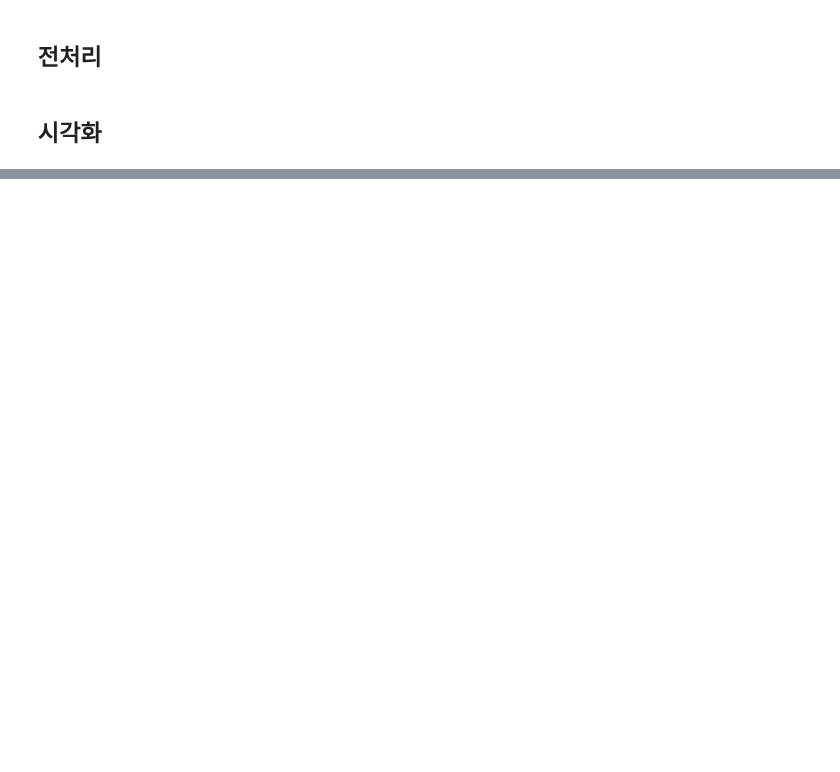
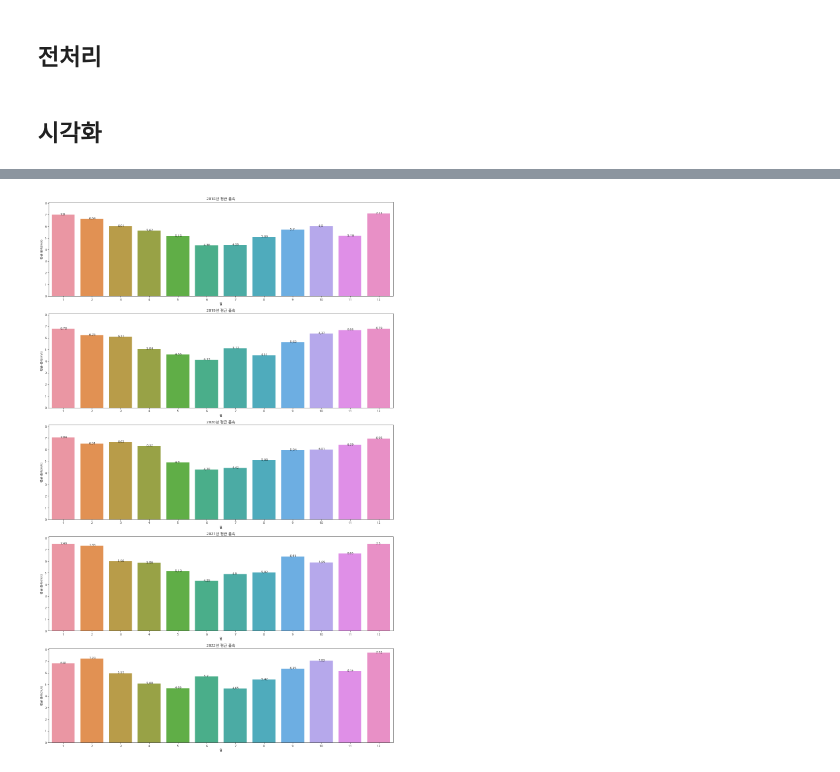
Before and after one commit to jsh0551/data_analysis_practice, a Jupyter notebook: 기상청 기상자료개방포털/해양기상부이.ipynb, the cells around one changed output, grey strips where cells are left out. Drawn from its saved outputs; the diff is of its cells as text; code cells hidden in the pictures; blank space fills up the shorter version.

```diff
--- a/기상청 기상자료개방포털/해양기상부이.ipynb
+++ b/기상청 기상자료개방포털/해양기상부이.ipynb
@@ -171,0 +193,14 @@ df['지점'] = df['지점'].apply(convert_area)
+# %%
+sub_df = df[df['평균 풍속(m/s)']>-1].groupby(['년도','월'],as_index=False)['평균 풍속(m/s)'].mean()
+fig,axes = plt.subplots(5,1,figsize=(16,25),sharey=True)
+y_list = df['년도'].unique()
+for i,y in enumerate(y_list):
+    sns.barplot(data=sub_df[sub_df['년도']==y],x='월',y='평균 풍속(m/s)',ax=axes[i]).set(title=f'{y}년 평균 풍속')
+    for j in range(12):
+        h = axes[i].patches[j].get_height()
+        x = axes[i].patches[j].get_x()
+        v = sub_df[sub_df['년도']==y]['평균 풍속(m/s)'].values[j]
+        axes[i].annotate(str(round(v,2)),(x*1+0.3, h))
+plt.tight_layout()
+# %% [output]
+[figure, added]
```
Also changed, not shown: parts of 11 cells of this notebook.
